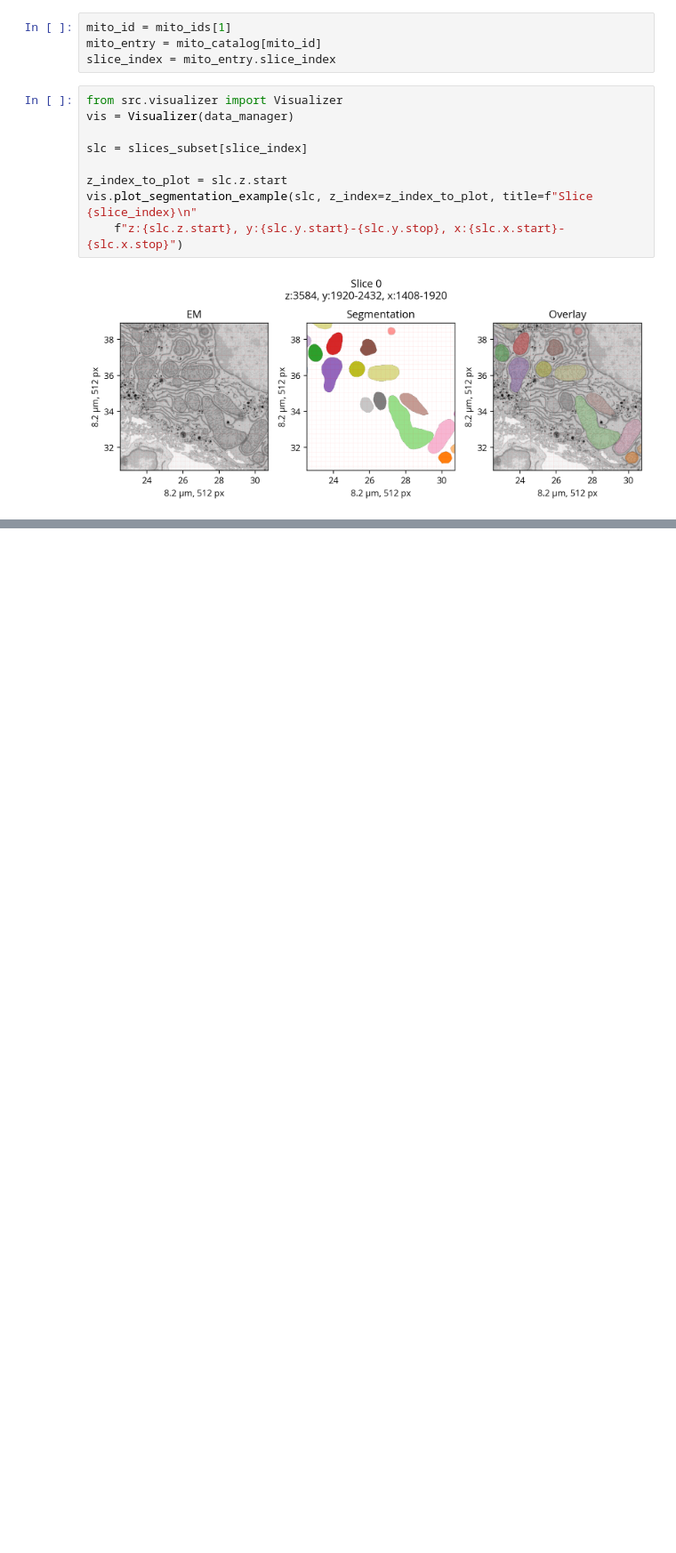
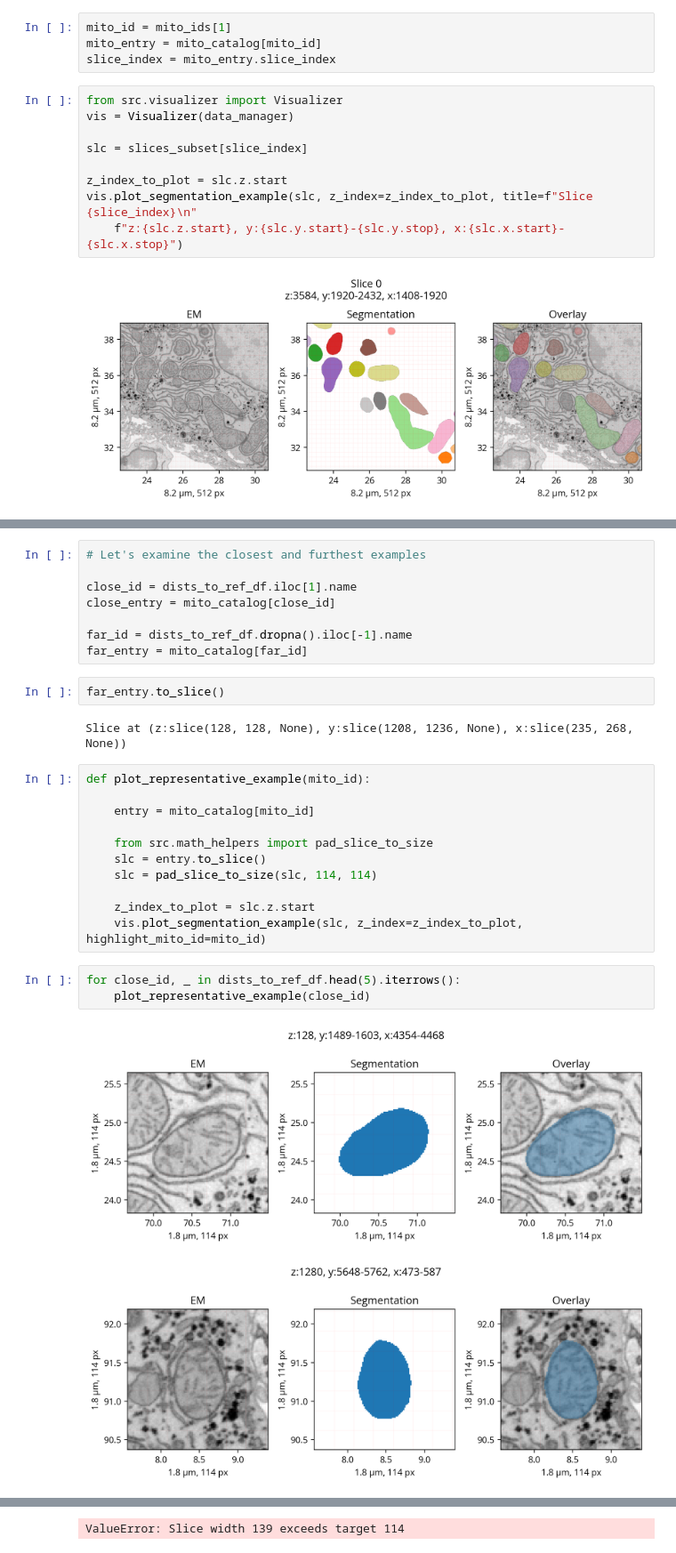
Before and after one commit to trngt/coding-tasks, a Jupyter notebook: task2/Explore_Mito_Data.ipynb, the cells around one changed output, grey strips where cells are left out. Shown at 89% size. Saved outputs shown, nothing was run; the diff lists cells and outputs as text; blank space fills up the shorter version.

```diff
--- a/task2/Explore_Mito_Data.ipynb
+++ b/task2/Explore_Mito_Data.ipynb
@@ -204,0 +239,29 @@ slice_analyzer.plot()
+# %%
+# Let's examine the closest and furthest examples
+
+close_id = dists_to_ref_df.iloc[1].name
+close_entry = mito_catalog[close_id]
+
+far_id = dists_to_ref_df.dropna().iloc[-1].name
+far_entry = mito_catalog[far_id]
+# %%
+far_entry.to_slice()
+# %% [output]
+Slice at (z:slice(128, 128, None), y:slice(1208, 1236, None), x:slice(235, 268, None))
+# %%
+def plot_representative_example(mito_id):
+
+    entry = mito_catalog[mito_id]
+
+    from src.math_helpers import pad_slice_to_size
+    slc = entry.to_slice()
+    slc = pad_slice_to_size(slc, 114, 114)
+
+    z_index_to_plot = slc.z.start
+    vis.plot_segmentation_example(slc, z_index=z_index_to_plot, highlight_mito_id=mito_id)
+# %%
+for close_id, _ in dists_to_ref_df.head(5).iterrows():
+    plot_representative_example(close_id)
+# %% [output]
+[figure, added]
+[figure, added]
@@ -204,0 +270 @@ slice_analyzer.plot()
+ValueError: Slice width 139 exceeds target 114
```
Also changed, not shown: parts of 18 cells of this notebook, 5 other files.
